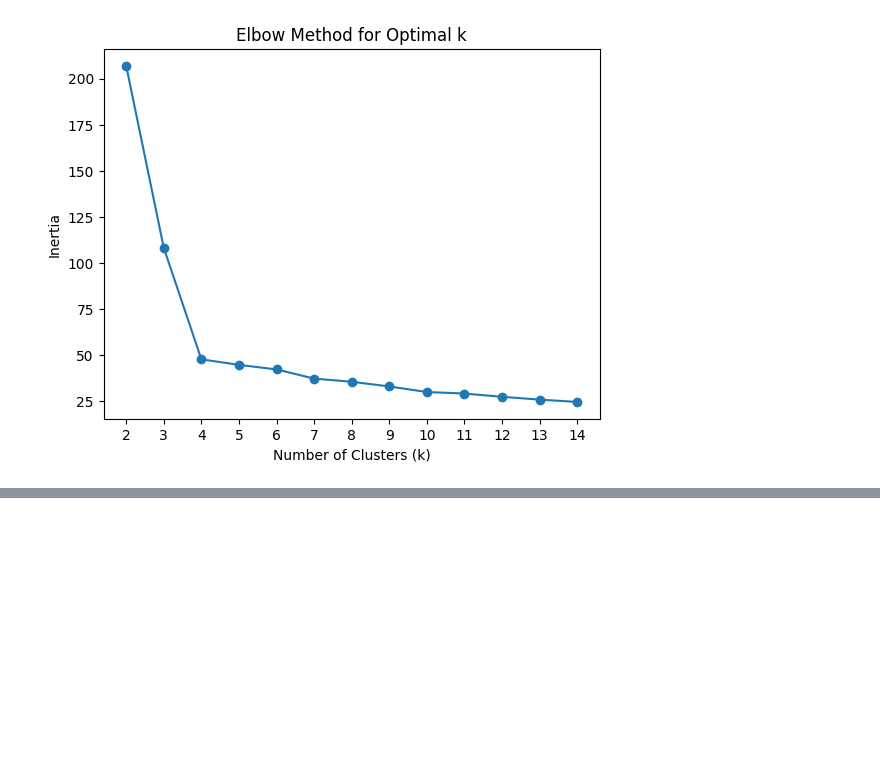
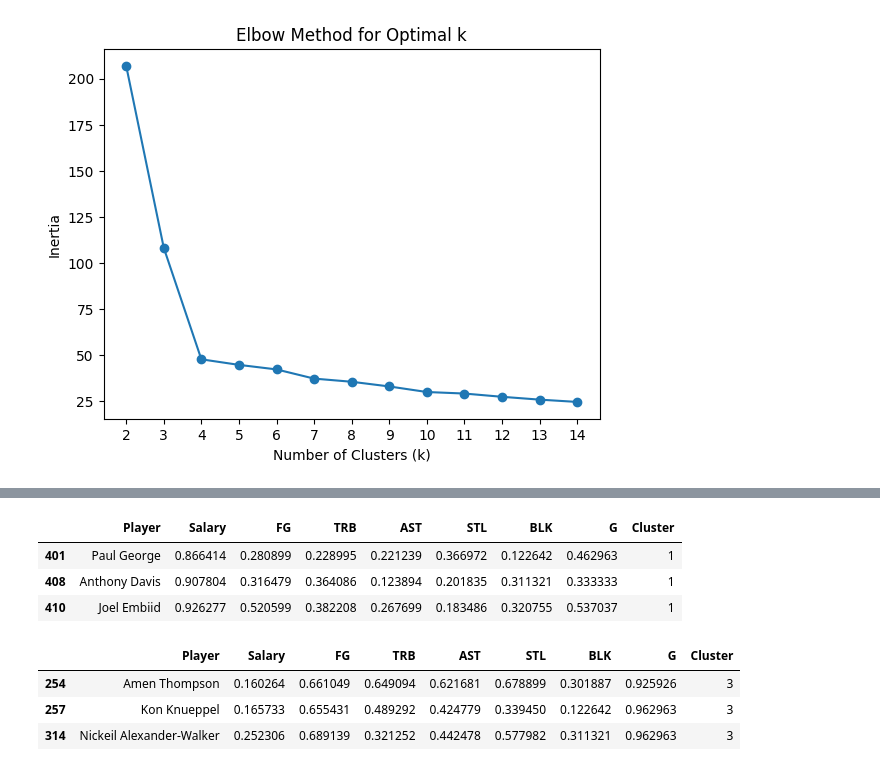
Before and after one commit to MaxGuryan9/week_6, a Jupyter notebook: Lab-Clustering.ipynb, the cells around one changed output, grey strips where cells are left out. Cells and saved outputs as stored; diff of their text form; code cells hidden in the pictures; blank space fills up the shorter version.

```diff
--- a/Lab-Clustering.ipynb
+++ b/Lab-Clustering.ipynb
@@ -173,14 +173,18 @@ cols_to_scale = ["FG" , "TRB", "AST", "STL", "BLK", "Salary" , "G"]
 
 scaler = MinMaxScaler()
 
-unique_data[cols_to_scale] = scaler.fit_transform(unique_data[cols_to_scale])
+scaled_data = unique_data.copy()
+
+scaled_data[cols_to_scale] = scaler.fit_transform(
+    scaled_data[cols_to_scale]
+)
 # %%
 #Run the clustering algo with your best guess for K
 # my best guess for K is going to be 4.
 
 # we need to create a new dataset that does not have player names in it
 
-X = unique_data.drop(columns=["Player"])
+X = scaled_data.drop(columns=["Player"])
 
 # Creating an instance of the model
 my_model = KMeans(n_clusters=4 , random_state=42)
@@ -206,11 +210,11 @@ performance
 
 # first I am going to add the cluster label to each row
 
-unique_data["Cluster"] = my_model.labels_
+scaled_data["Cluster"] = my_model.labels_
 
 # look at the break down of data points in each cluster to see if there is a good split
 
-unique_data["Cluster"].value_counts()
+scaled_data["Cluster"].value_counts()
 
 # this looks like a good split, there are sufficient data points in each group
 # %% [output]
@@ -374,0 +442,52 @@ plt.show()
+# %%
+# - Then select players you believe would be best for your team and explain why. Do so in three categories:
+
+# Three players that are not good choices would most likely be in cluster 1
+# Players in this category have a very high salary
+# However, their production does not match how much they are being payed
+# this means that you are overpaying for how much production you would get out of these players
+
+scaled_data[
+    scaled_data["Player"].isin(
+        ["Anthony Davis", "Paul George", "Joel Embiid"]
+    )
+]
+# The players shown below are horrible choices. Their salaries are all above 0.85 which means
+# they are being payed above a large majority of the players in this data set
+# however, their production in every single category, except for FG for Joel Embiid
+# are below 0.4, which means that their production is pretty mediocre, and largely poor
+# if you take into account how much money you are paying them
+# also, none of them play anywhere near a full season, meaning you are paying them
+# a higher average per game, leaving a lot of money on the table that could be used to get a player
+# that plays more, and have more production.
+
+# If a player has a salary above 0.7, stats below 0.3, and G below 0.5, stay away no matter what.
+# %% [output]
+|  | Player | Salary | FG | TRB | AST | STL | BLK | G | Cluster |
+| 401 | Paul George | 0.866414 | 0.280899 | 0.228995 | 0.221239 | 0.366972 | 0.122642 | 0.462963 | 1 |
+| 408 | Anthony Davis | 0.907804 | 0.316479 | 0.364086 | 0.123894 | 0.201835 | 0.311321 | 0.333333 | 1 |
+| 410 | Joel Embiid | 0.926277 | 0.520599 | 0.382208 | 0.267699 | 0.183486 | 0.320755 | 0.537037 | 1 |
+# %%
+# * Several options that are good choices (3 or 4)
+
+scaled_data[
+    scaled_data["Player"].isin(
+        ["Kon Knueppel", "Amen Thompson", "Nickeil Alexander-Walker"]
+    )
+]
+# The players shown below are Grade-A choices. Their salaries are all below 0.26which means
+# they are being payed below a large majority of the players in this data set
+# Also, their production is near average, or above average in most categories.
+# All of them have G above 0.9 meaning they play a large majority of the seaon.
+# What this means is that you can pay them next to nothing compared to the rest of the league,
+# They will have above average production in at least 2 stat categories, and will do this for the
+# large majority of the season, giving you the value for the money that you are paying them.
+# This also allows you to surround an All-Star player with highly productive, affordable players.
+
+# If a player has a salary at or below 0.25, at least 2 stats above 0.5, and G above 0.9,
+# that is going to be your perfect player.
+# %% [output]
+|  | Player | Salary | FG | TRB | AST | STL | BLK | G | Cluster |
+| 254 | Amen Thompson | 0.160264 | 0.661049 | 0.649094 | 0.621681 | 0.678899 | 0.301887 | 0.925926 | 3 |
+| 257 | Kon Knueppel | 0.165733 | 0.655431 | 0.489292 | 0.424779 | 0.339450 | 0.122642 | 0.962963 | 3 |
+| 314 | Nickeil Alexander-Walker | 0.252306 | 0.689139 | 0.321252 | 0.442478 | 0.577982 | 0.311321 | 0.962963 | 3 |
```
Also changed, not shown: parts of 9 cells of this notebook.
